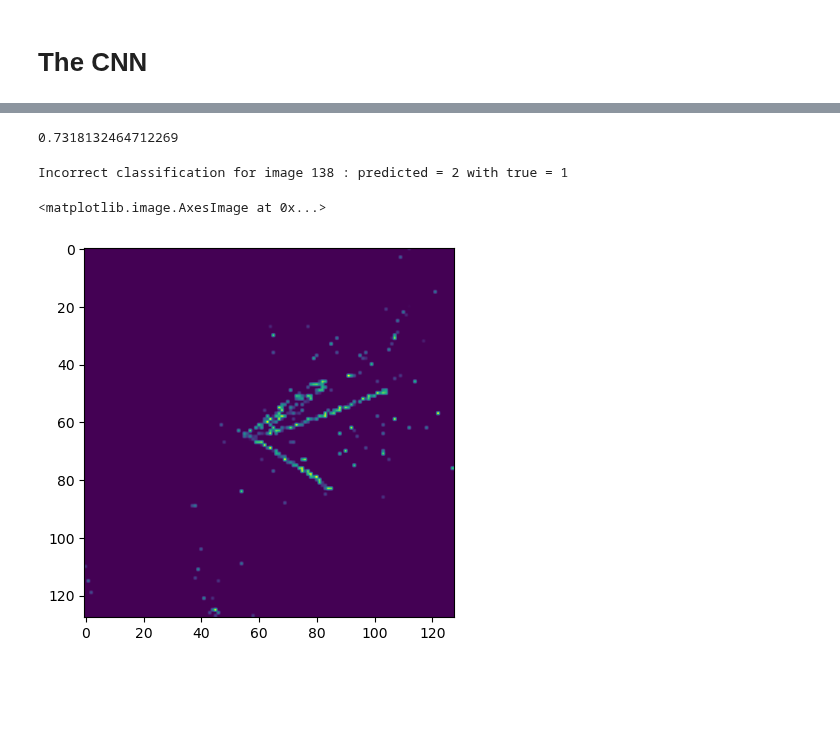
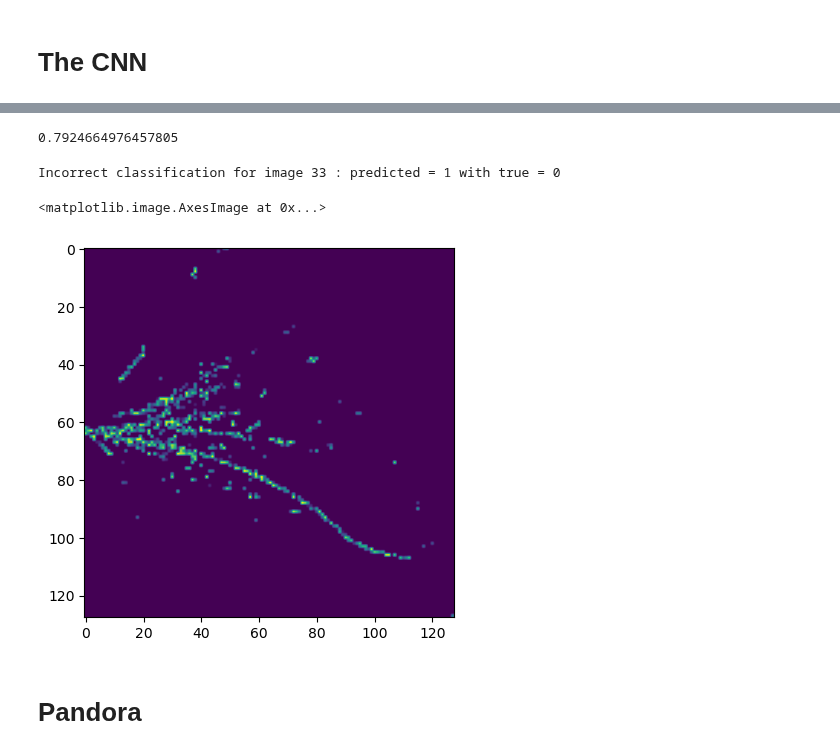
Before and after one commit to mohummudh/neutrinos-dune, a Jupyter notebook: mohammed/CNN/CNN.ipynb, the cells around one changed output, grey strips where cells are left out. Drawn from its saved outputs; the diff is of its cells as text; code cells hidden in the pictures; blank space fills up the shorter version.

```diff
--- a/mohammed/CNN/CNN.ipynb
+++ b/mohammed/CNN/CNN.ipynb
@@ -204,6 +212,6 @@ learning_rate = 0.001
 loss_function = keras.losses.categorical_crossentropy
 # The optimiser performs the gradient descent for us. There are a few different
 # algorithms, but Adam is one of the more popular ones
-optimiser = keras.optimizers.Adam(learning_rate=learning_rate)
+optimiser = keras.optimizers.legacy.Adam(learning_rate=learning_rate)
 # Now we compile the model with the loss function and optimiser
 cnn_model.compile(loss=loss_function, optimizer=optimiser, metrics=['accuracy'])
@@ -228,0 +295,21 @@ Epoch 5/5
+# %%
+# The batch size controls the number of images that are processed simultaneously
+batch_size = 128
+# The number of epochs that we want to train the network for
+epochs = 50
+# The learning rate (step size in gradient descent)
+learning_rate = 0.005
+# %%
+# Define the loss function - for a multi-class classification task we need to
+# use categorical crossentropy loss
+loss_function = keras.losses.categorical_crossentropy
+# The optimiser performs the gradient descent for us. There are a few different
+# algorithms, but Adam is one of the more popular ones
+optimiser = keras.optimizers.legacy.Adam(learning_rate=learning_rate)
+# Now we compile the model with the loss function and optimiser
+cnn_model.compile(loss=loss_function, optimizer=optimiser, metrics=['accuracy'])
+# %%
+# Train the model using the training data with the true target outputs.
+# Fill in the required arguments using the clues given above
+cnn_model.fit(x = x_train, y = y_train, batch_size = batch_size, epochs = epochs,
+              validation_data = (x_test, y_test), verbose = 1)
@@ -254,19 +359,21 @@ Number of images that were incorrectly classified = 788
 # %%
-accuracy = (2763-741)/2763
+accuracy = (2761-573)/2761
 accuracy
 # %% [output]
-0.7318132464712269
+0.7924664976457805
 # %%
 # Now you can modify this part to draw different images from the failures list
 # You can change the value of im to look at different failures
-im = 34
+im = 6
 image_to_plot = x_test[incorrect_indices[im][0]]
 fig, ax = plt.subplots(1, 1)
 print('Incorrect classification for image',incorrect_indices[im][0],
       ': predicted =',incorrect_indices[im][1],
       'with true =',incorrect_indices[im][2])
 ax.imshow(image_to_plot)
 # %% [output]
-Incorrect classification for image 138 : predicted = 2 with true = 1
+Incorrect classification for image 33 : predicted = 1 with true = 0
 <matplotlib.image.AxesImage at 0x...>
-[figure, old version]
+[figure, new version]
+# %% [markdown]
+# Pandora
```
Also changed, not shown: parts of 18 cells of this notebook.
